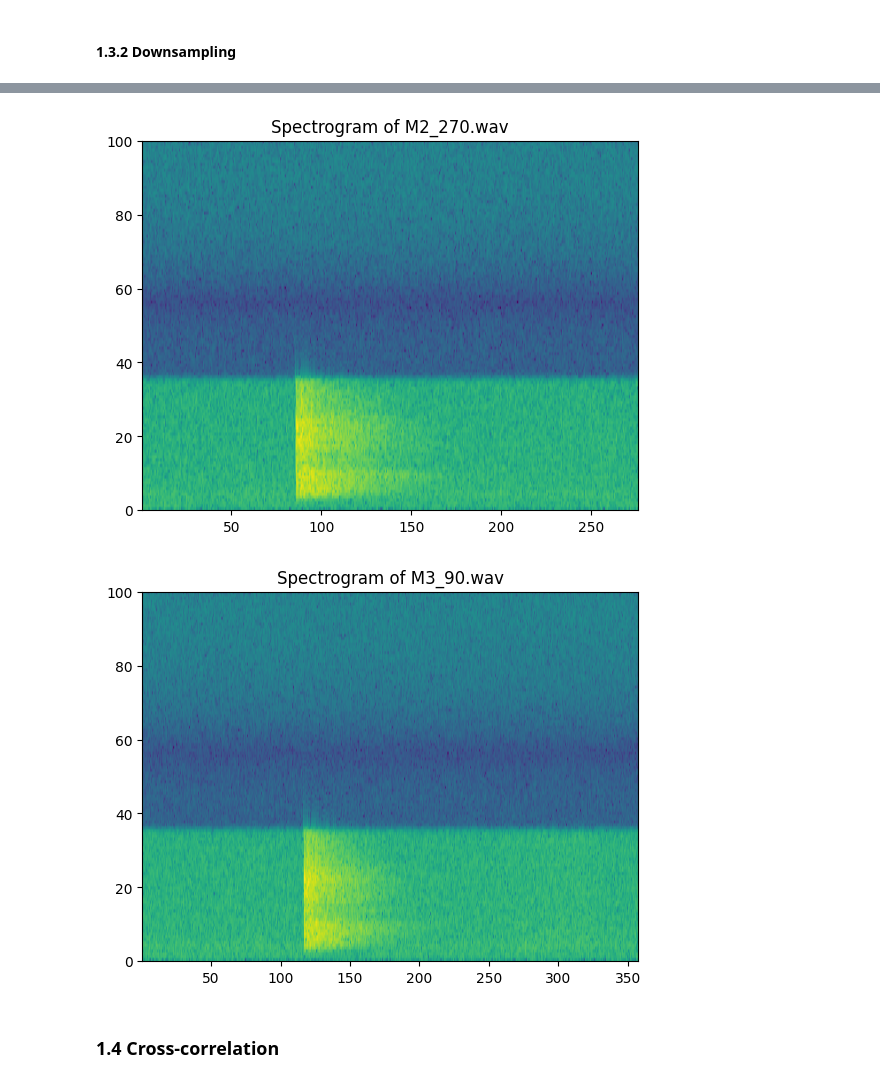
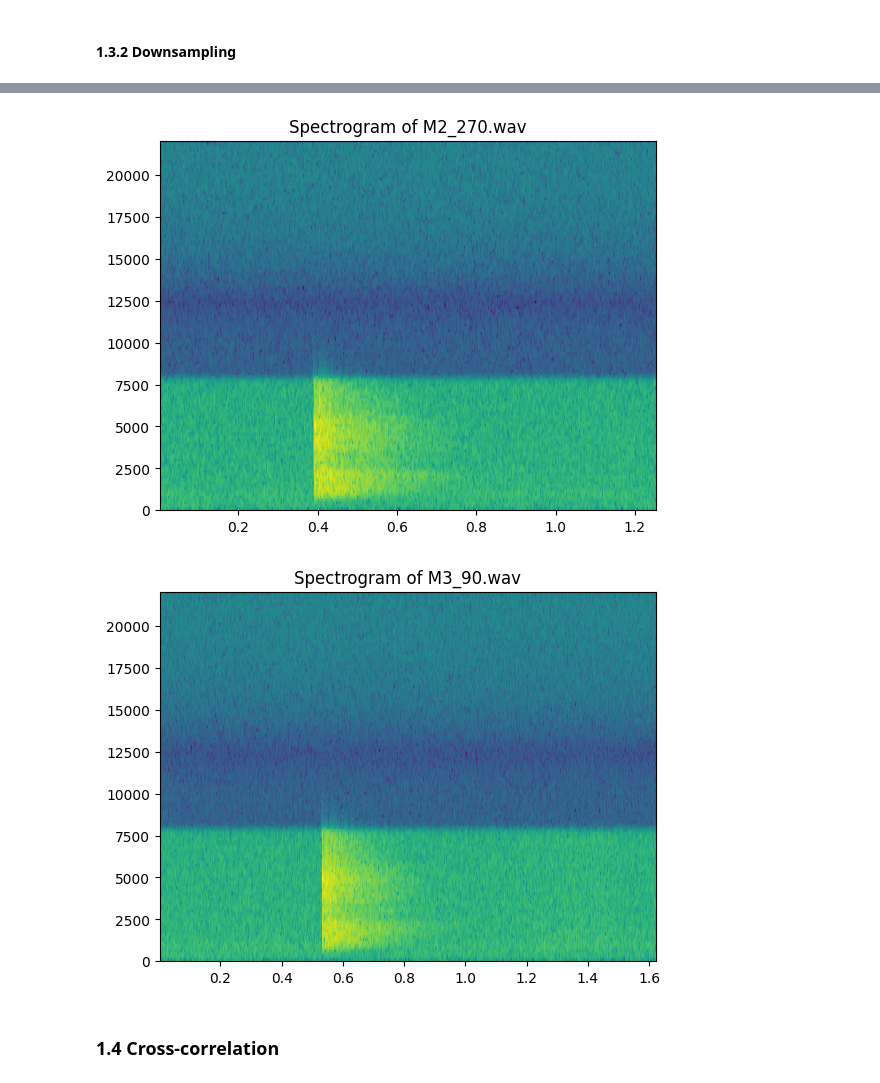
Before and after one commit to Nephty/ClapLocator, a Jupyter notebook: Projet.ipynb, the cells around one changed output, grey strips where cells are left out. Saved outputs shown, nothing was run; the diff lists cells and outputs as text; code cells hidden in the pictures.

```diff
--- a/Projet.ipynb
+++ b/Projet.ipynb
@@ -113,6 +113,7 @@ plt.show()
 # %%
 ## 1 - spectral analysis via spectrogram
 chosen_file_index = 0
+fs = 44100
 plt.specgram(read_wavefile(files[chosen_file_index])[1], Fs= fs)
 plt.title(f"Spectrogram of {files[chosen_file_index].split(separator)[-1]}")
 plt.show()
@@ -154,5 +155,5 @@ def downsampling(sig, B, A, M):
-[figure, old version]
+[figure, new version]
-[figure, old version]
+[figure, new version]
 # %% [markdown]
 ### 1.4 Cross-correlation
 # %%
```
Also changed, not shown: parts of 1 cell of this notebook.
